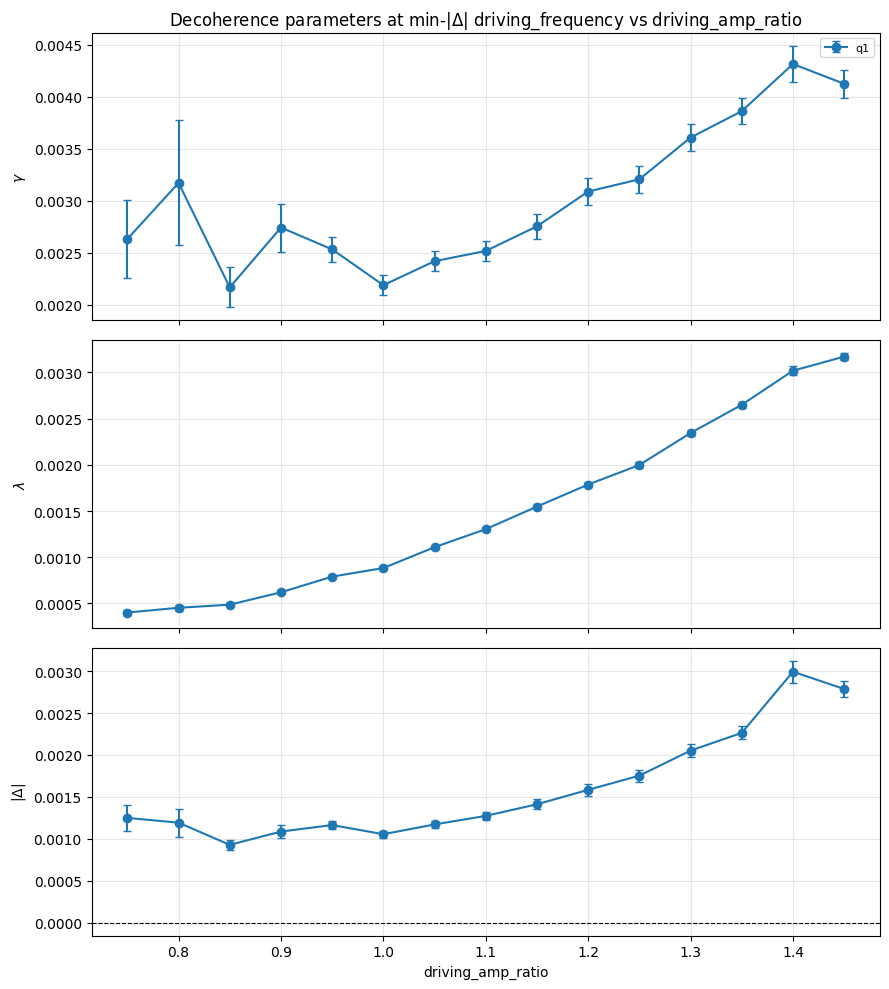
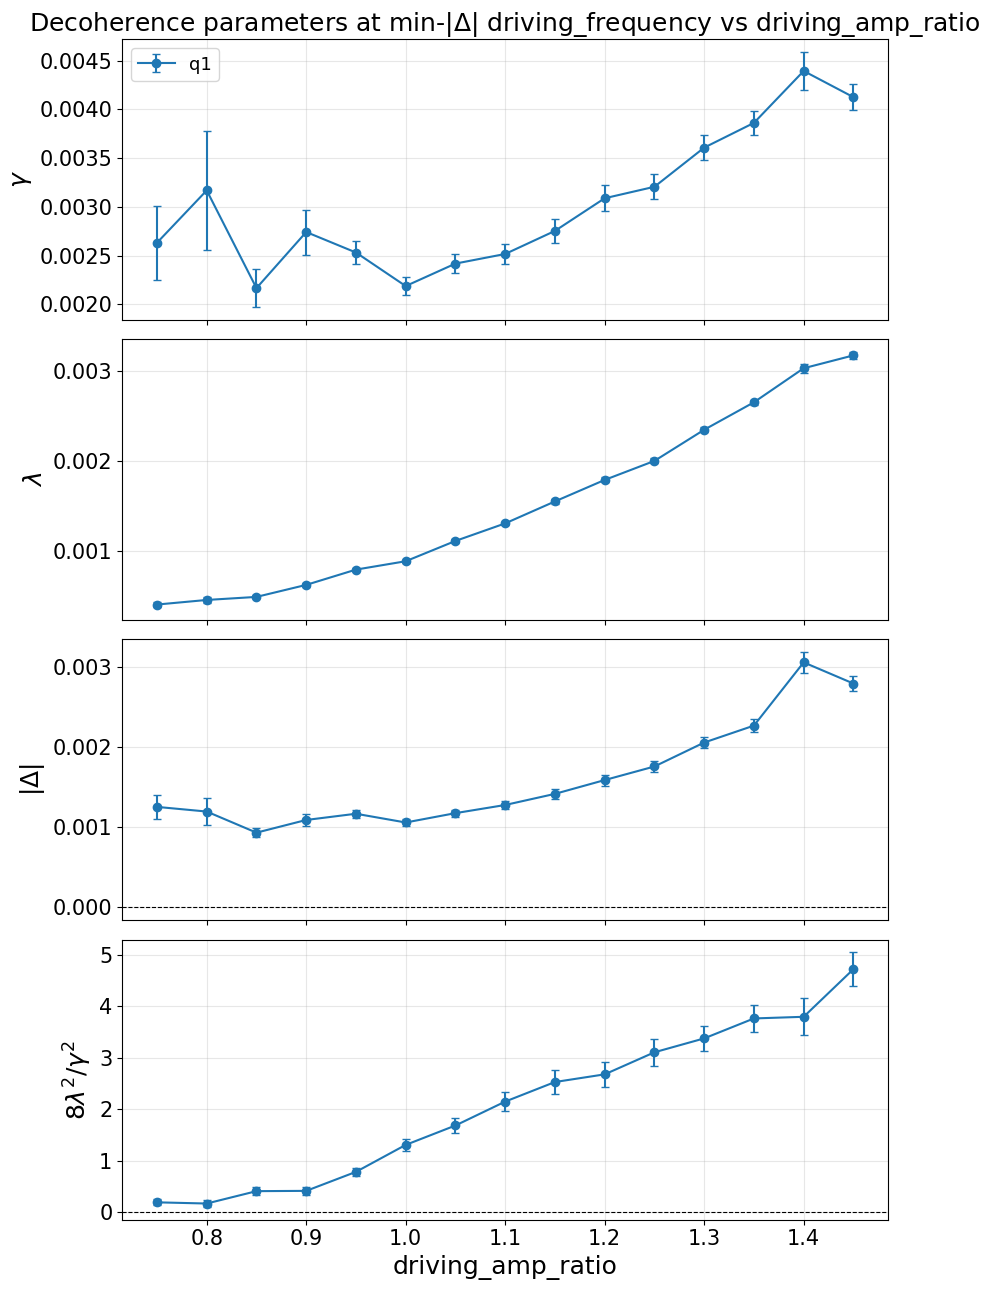
The change to this notebook cell's code, shown as a diff; its figure went from the first image to the second:
--- before
+++ after
@@ -27,4 +27,9 @@
 for qname, rows in agg_delta.items():
     rows.sort(key=lambda d: d['amp'])
+
+LABEL_SIZE = 18
+TITLE_SIZE = 18
+TICK_SIZE = 15
+LEGEND_SIZE = 13
 
 fig4, axes4 = plt.subplots(4, 1, figsize=(9, 13), sharex=True)
@@ -62,17 +67,21 @@
     axes4[3].errorbar(amps, ratio, yerr=ratio_err, fmt=marker + '-', color=color,
                       capsize=3, label=qname)
-axes4[0].set_ylabel(r'$\gamma$')
-axes4[0].set_title(r'Decoherence parameters at min-$|\Delta|$ driving_frequency vs driving_amp_ratio')
+axes4[0].set_ylabel(r'$\gamma$', fontsize=LABEL_SIZE)
+axes4[0].set_title(r'Decoherence parameters at min-$|\Delta|$ driving_frequency vs driving_amp_ratio', fontsize=TITLE_SIZE)
 axes4[0].grid(True, alpha=0.3)
-axes4[0].legend(fontsize=8)
-axes4[1].set_ylabel(r'$\lambda$')
+axes4[0].legend(fontsize=LEGEND_SIZE)
+axes4[0].tick_params(labelsize=TICK_SIZE)
+axes4[1].set_ylabel(r'$\lambda$', fontsize=LABEL_SIZE)
 axes4[1].grid(True, alpha=0.3)
-axes4[2].set_ylabel(r'$|\Delta|$')
+axes4[1].tick_params(labelsize=TICK_SIZE)
+axes4[2].set_ylabel(r'$|\Delta|$', fontsize=LABEL_SIZE)
 axes4[2].axhline(0, color='k', lw=0.8, ls='--')
 axes4[2].grid(True, alpha=0.3)
-axes4[3].set_ylabel(r'$8\lambda^2/\gamma^2$')
+axes4[2].tick_params(labelsize=TICK_SIZE)
+axes4[3].set_ylabel(r'$8\lambda^2/\gamma^2$', fontsize=LABEL_SIZE)
 axes4[3].axhline(0, color='k', lw=0.8, ls='--')
-axes4[3].set_xlabel('driving_amp_ratio')
+axes4[3].set_xlabel('driving_amp_ratio', fontsize=LABEL_SIZE)
 axes4[3].grid(True, alpha=0.3)
+axes4[3].tick_params(labelsize=TICK_SIZE)
 fig4.tight_layout()
 plt.show()

Commit: EP update